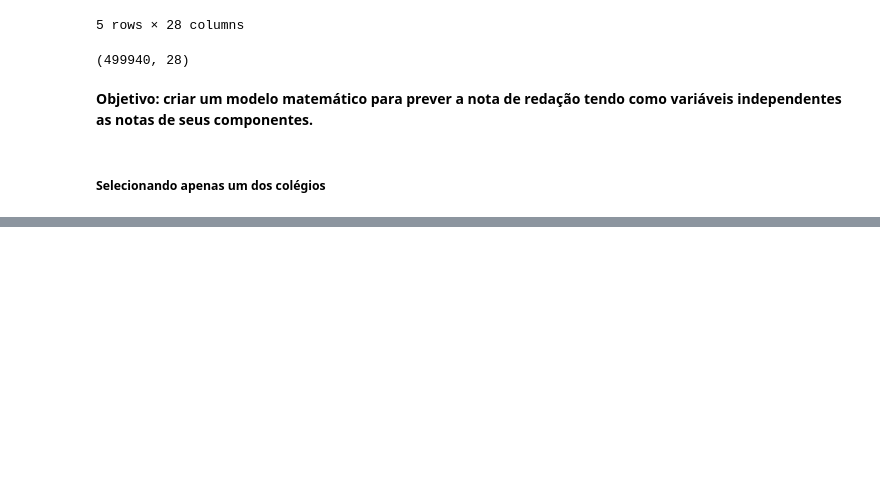
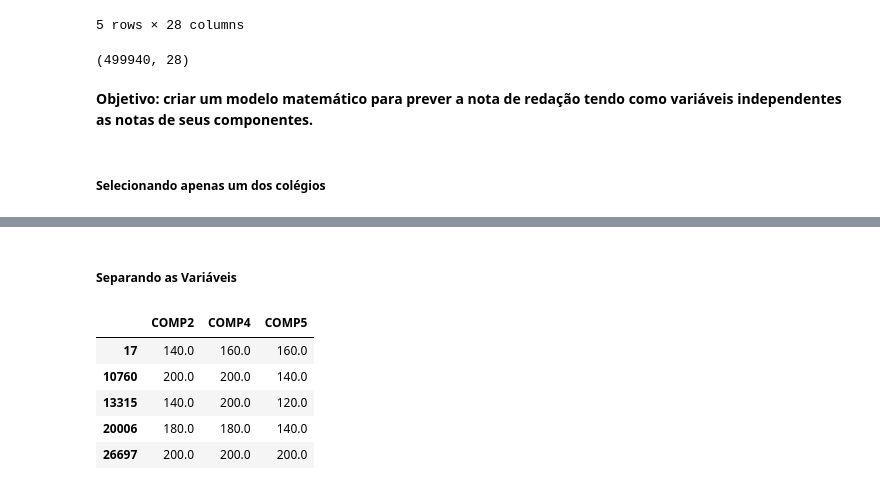
Before and after one commit to MaxVieiraSantiago/Machine-Learning-Algorithms, a Jupyter notebook: Linear Regression/Regressão_Vetorial_Suporte.ipynb, the cells around one changed output, grey strips where cells are left out. Cells and saved outputs as stored; diff of their text form; code cells hidden in the pictures; blank space fills up the shorter version.

```diff
--- a/Linear Regression/Regressão_Vetorial_Suporte.ipynb
+++ b/Linear Regression/Regressão_Vetorial_Suporte.ipynb
@@ -131,0 +153,13 @@ enem.shape
+# %% [markdown]
+##### **Separando as Variáveis**
+# %%
+Xfeatures = ['COMP2', 'COMP4', 'COMP5']
+X = colegiox[Xfeatures]
+X.head()
+# %% [output]
+|  | COMP2 | COMP4 | COMP5 |
+| 17 | 140.0 | 160.0 | 160.0 |
+| 10760 | 200.0 | 200.0 | 140.0 |
+| 13315 | 140.0 | 200.0 | 120.0 |
+| 20006 | 180.0 | 180.0 | 140.0 |
+| 26697 | 200.0 | 200.0 | 200.0 |
```
Also changed, not shown: parts of 14 cells of this notebook.
